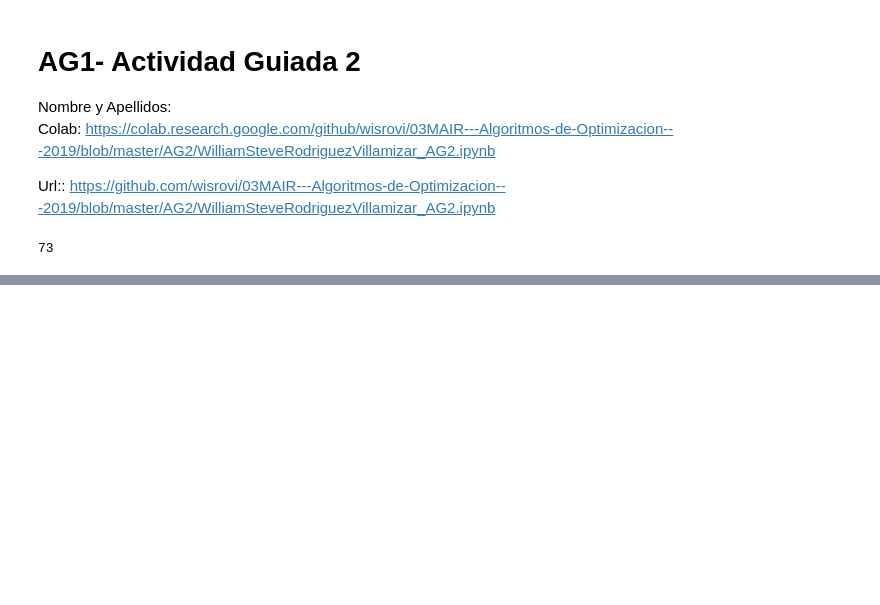
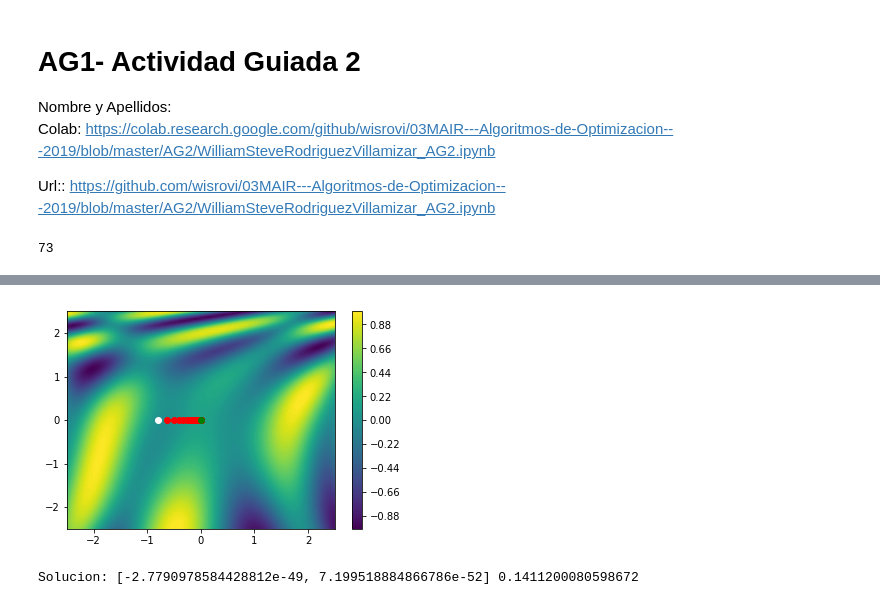
Before and after one commit to wisrovi/03MAIR---Algoritmos-de-Optimizacion---2019, a Jupyter notebook: AG2/WilliamSteveRodriguezVillamizar_AG2.ipynb, the cells around one changed output, grey strips where cells are left out. Cells and saved outputs as stored; diff of their text form; code cells hidden in the pictures; blank space fills up the shorter version.

```diff
--- a/AG2/WilliamSteveRodriguezVillamizar_AG2.ipynb
+++ b/AG2/WilliamSteveRodriguezVillamizar_AG2.ipynb
@@ -123,0 +174,8 @@ def ramificacion_y_poda(COSTES):
+# %%
+#Definimos la funcion
+#sin(1/2 * x^2 - 1/4 * y^2 + 3) * cos(2*x + 1 - E^y)
+f = lambda X: np.sin(1/2 * X[0]**2 - 1/4 * X[1]**2 + 3) * np.cos(2 * X[0] + 1 - np.e**X[1])
+graficarGradiente_funcion(f)
+# %% [output]
+[figure, added]
+Solucion: [-2.7790978584428812e-49, 7.199518884866786e-52] 0.1411200080598672
```
Also changed, not shown: parts of 5 cells of this notebook.
